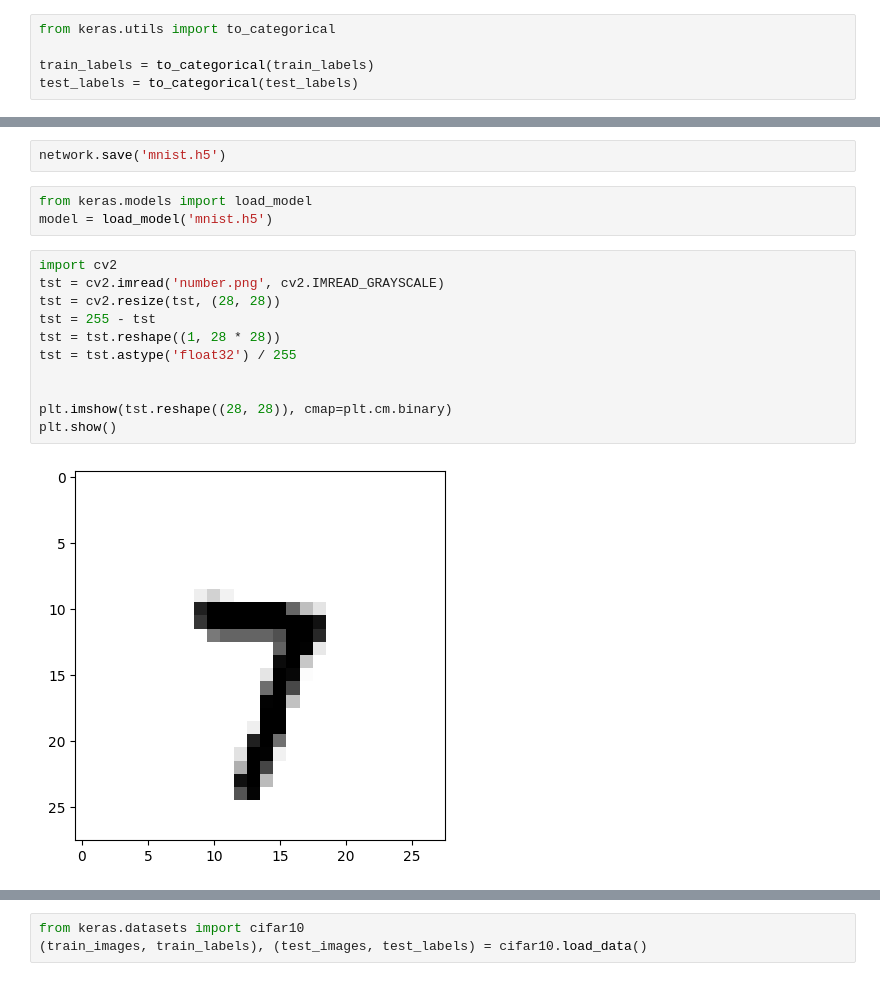
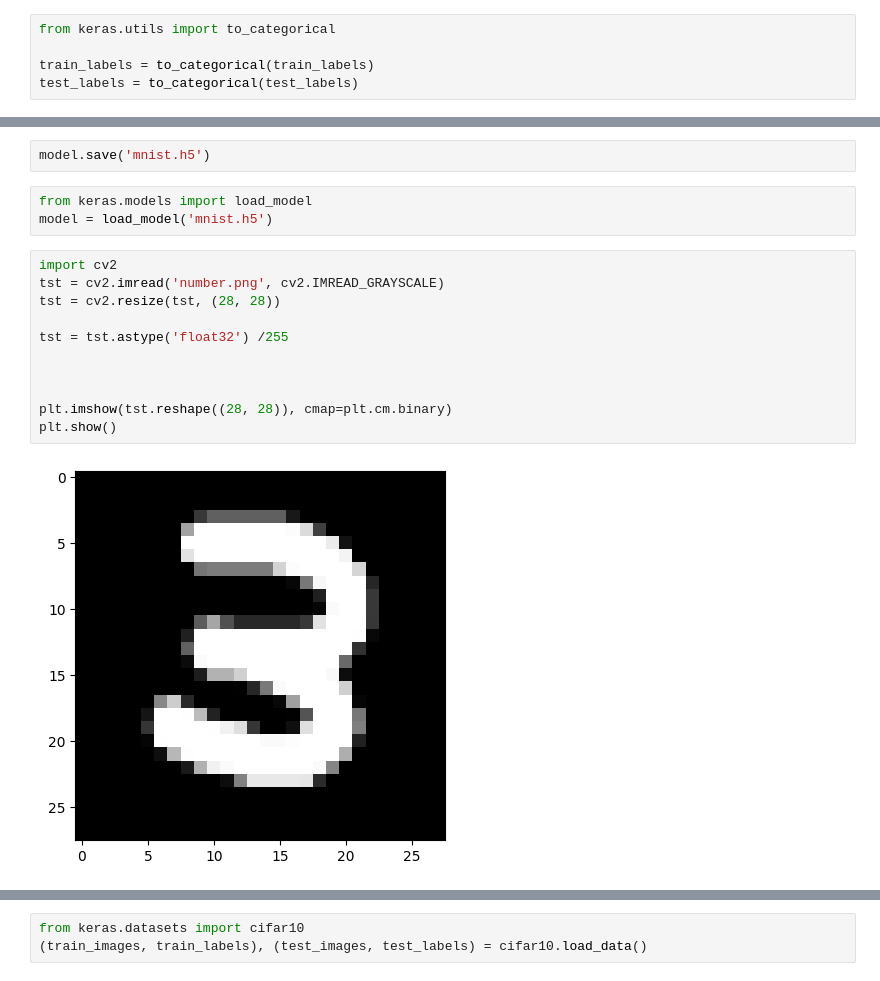
Before and after one commit to HoolyDuck/ml-labs, a Jupyter notebook: (03.04.2023) LAB-5/main.ipynb, the cells around one changed output, grey strips where cells are left out. Cells and saved outputs as stored; diff of their text form.

```diff
--- a/(03.04.2023) LAB-5/main.ipynb
+++ b/(03.04.2023) LAB-5/main.ipynb
@@ -61,18 +77,18 @@ test_loss, test_acc = network.evaluate(test_images, test_labels)
 # %%
-network.save('mnist.h5')
+model.save('mnist.h5')
 # %%
 from keras.models import load_model
 model = load_model('mnist.h5')
 # %%
 import cv2
 tst = cv2.imread('number.png', cv2.IMREAD_GRAYSCALE)
 tst = cv2.resize(tst, (28, 28))
-tst = 255 - tst
-tst = tst.reshape((1, 28 * 28))
-tst = tst.astype('float32') / 255
+
+tst = tst.astype('float32') /255
+
 
 
 plt.imshow(tst.reshape((28, 28)), cmap=plt.cm.binary)
 plt.show()
 # %% [output]
-[figure, old version]
+[figure, new version]
```
Also changed, not shown: parts of 18 cells of this notebook, 29 other files.
